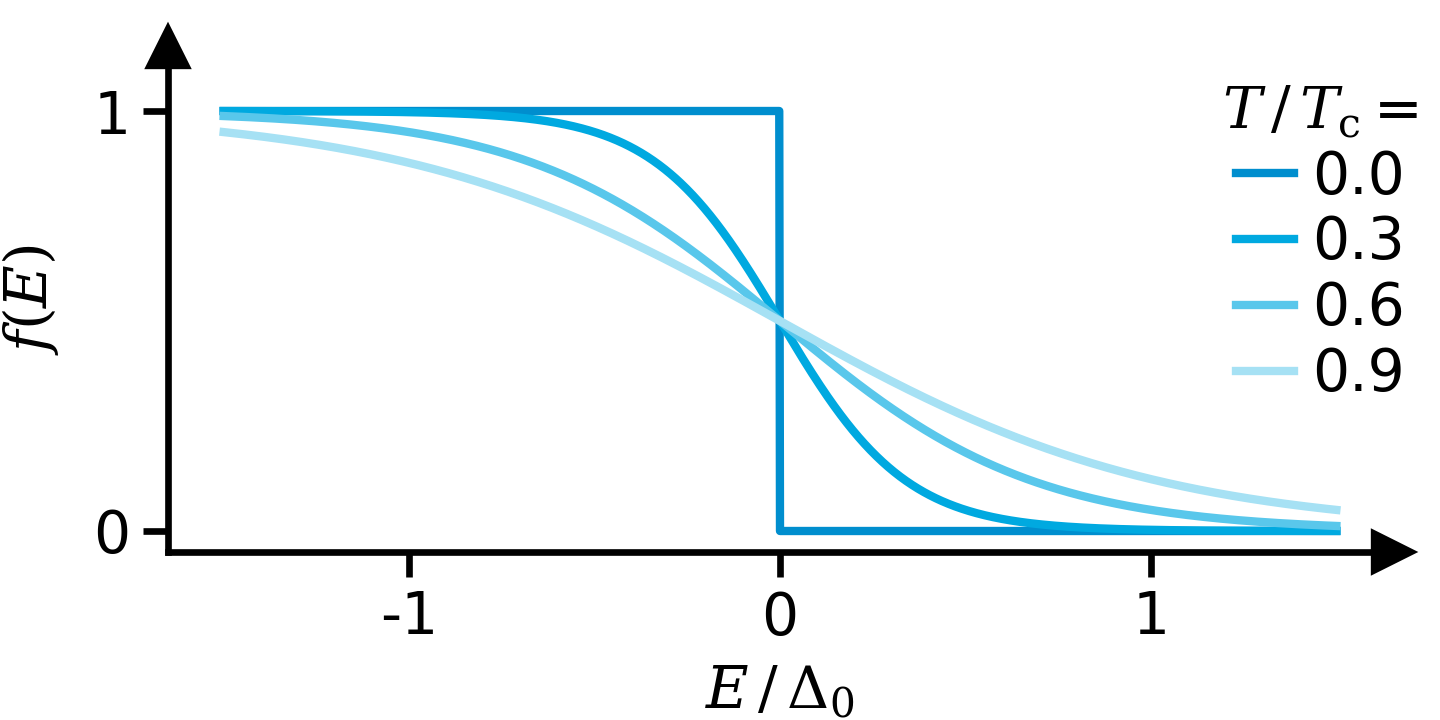
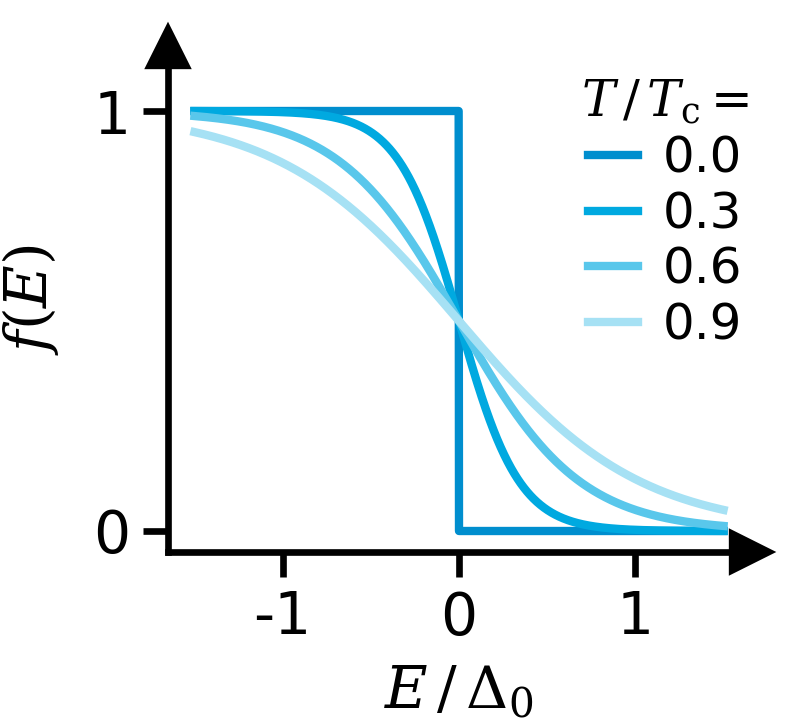
The notebook cell's code change between the first figure and the second:
--- before
+++ after
@@ -1,3 +1,3 @@
-fig, ax = sc.get_figure(figsize=(2.4, 1.2))
+fig, ax = sc.get_figure(figsize=(1.33, 1.2))
 
 for i, T in enumerate(Ts_TC):
@@ -15,11 +15,11 @@
     loc="upper right",
     frameon=False,
-    fontsize=7,
-    title_fontsize=7,
+    fontsize=6,
+    title_fontsize=6,
     bbox_to_anchor=(1.05, 1.0),
     # bbox_to_anchor=(1.0, 1.15),
     borderpad=0.1,  # reduces padding inside the legend box
     labelspacing=0.15,  # reduces vertical spacing between items
-    handletextpad=0.3,  # reduces spacing between line and label
+    handletextpad=0.5,  # reduces spacing between line and label
 )
 

Commit: updated micro figures